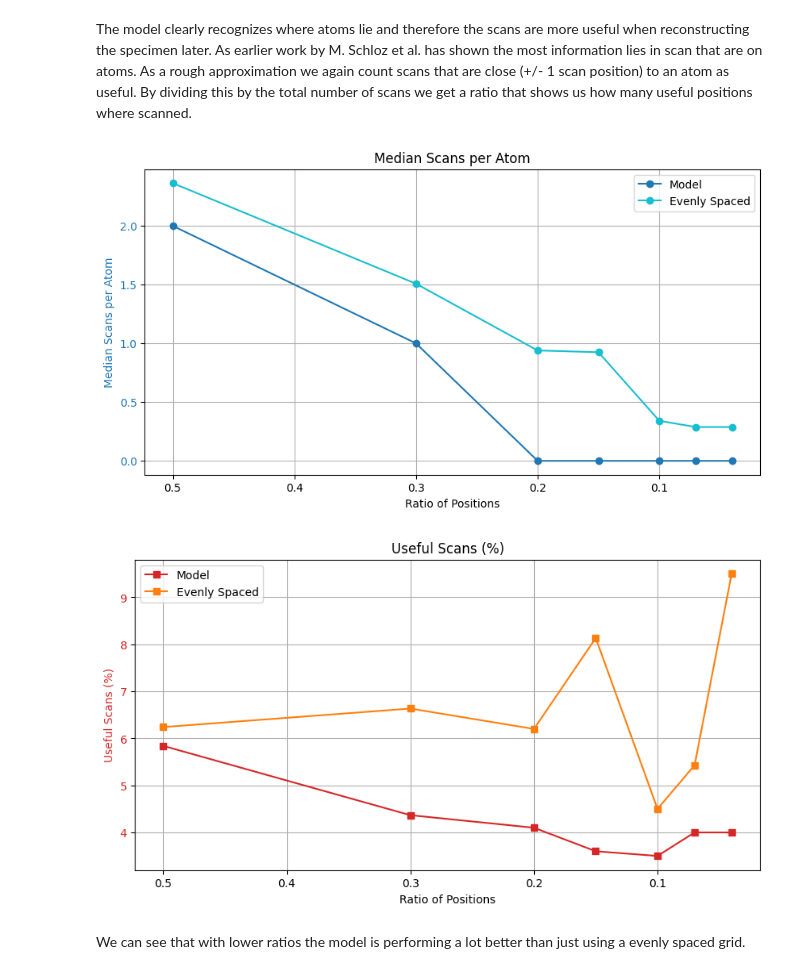
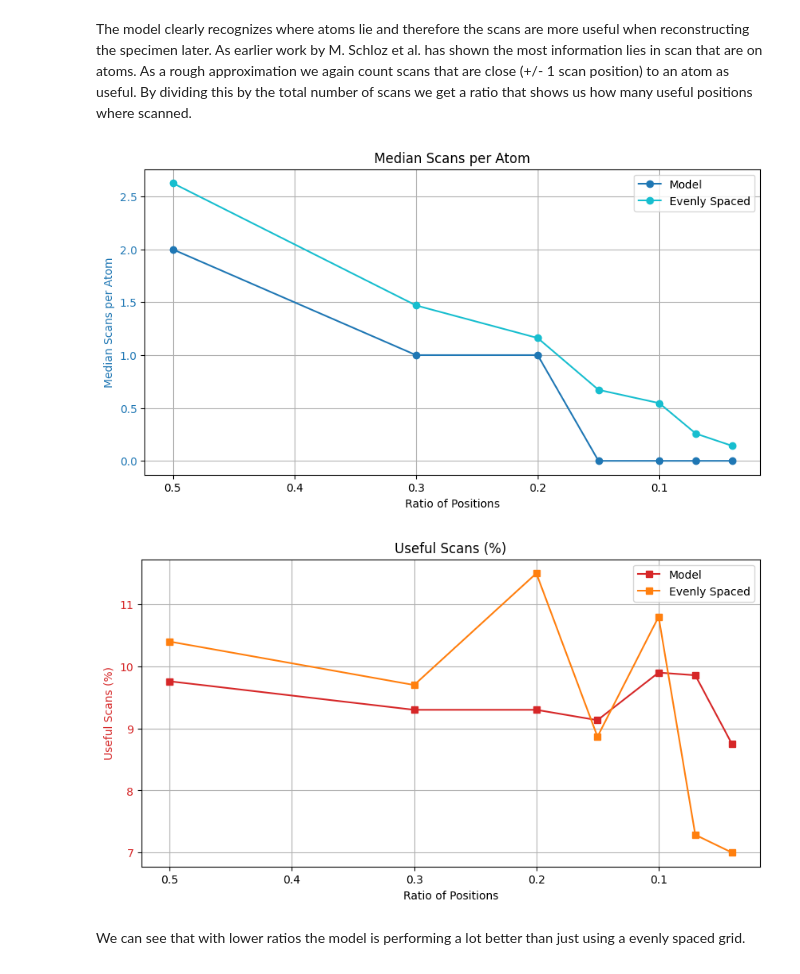
Before and after one commit to haertelkar/Masterarbeit, a Jupyter notebook: Reconstruction_Using_NN.ipynb, the cells around one changed output. Saved outputs shown, nothing was run; the diff lists cells and outputs as text; code cells hidden in the pictures.

```diff
--- a/Reconstruction_Using_NN.ipynb
+++ b/Reconstruction_Using_NN.ipynb
@@ -458,7 +453,7 @@ As mentioned in the introduction, we want to pick the best positions in the pred
         suppression_sigma (float): Sigma for Gaussian suppression kernel.
         suppression_strength (float): Multiplier for how much to suppress (1.0 = full subtraction).
     """
-pred = Predictions.copy() - r* emptyBackgroundPredictions  # Subtract the empty background prediction
+pred = Predictions.copy() #- r* emptyBackgroundPredictions  # Subtract the empty background prediction
 num_points=np.prod(pred.shape) # Total number of points in the prediction map
 suppression_sigma=3.0
 suppression_strength=5.0
@@ -503,6 +498,10 @@ numberOfPositions = [0.5,0.3,0.2,0.15,0.1,0.07,0.04]
 for ratioPos in numberOfPositions:
     numberOfAllPos = int(np.around(ratioPos*Predictions.shape[0]*Predictions.shape[1]))
     maxNumberOfPredicitions = max(numberOfAllPos - len(chosenCoords2dArray),0)
+    if maxNumberOfPredicitions == 0:
+        print(f"Skipping ratio {ratioPos} as no predictions would be made.")
+        numberOfPositions.remove(ratioPos)
+        continue
     numberOfPredictions = min((maxNumberOfPredicitions, len(indicesSortedByHighestPredicition)))
     Position_Mask = np.zeros_like(groundTruth)
 
@@ -515,13 +514,13 @@ for ratioPos in numberOfPositions:
 
     # Plot Predictions
     im1 = axes[0].imshow(Position_Mask.T, origin="lower", interpolation="none", extent=extent)
-    axes[0].set_title(f"Positions chosen by Model (ratio: {ratioPos*100:.2f}%)")
+    axes[0].set_title(f"Positions chosen by Model + initial scans (ratio: {ratioPos*100:.2f}%)")
     axes[0].set_xlabel("x in Angstrom")
     axes[0].set_ylabel("y in Angstrom")
     # Plot Ground Truth
-    im2 = axes[1].imshow(Position_Mask.T, origin="lower", interpolation="none", extent=extent, alpha=1)
-    axes[1].imshow(groundTruth.T, "jet",origin="lower", interpolation="none", extent=extent, alpha=0.7)
-    axes[1].set_title("Ground Truth overlaid on chosen positions")
+    im2 = axes[1].imshow(np.clip(groundTruth.T,a_max=1, a_min = 0),"jet",origin="lower", interpolation="none", extent=extent, alpha=1)
+    axes[1].imshow(Position_Mask.T,  origin="lower", interpolation="none", extent=extent, alpha=0.3)
+    axes[1].set_title("chosen positions + initial scans overlaid on ground truth")
 
     plt.xlabel("x in Angstrom")
     plt.ylabel("y in Angstrom")
@@ -571,7 +570,7 @@ for ratioPos in numberOfPositions:
     totalNumberOfScans = numberOfPredictions + len(chosenCoords2dArray)
     median_scans_per_atom = np.median(number_of_scans_per_atom) if number_of_scans_per_atom else 0
     std_scans_per_atom = np.std(number_of_scans_per_atom) if number_of_scans_per_atom else 0
-    useful_scans = 100* len(close_Coords_multiple) / totalNumberOfScans
+    useful_scans =  len(close_Coords_multiple) #/ totalNumberOfScans
     median_scans_per_atom_with_model.append(median_scans_per_atom)
     useful_scans_with_model.append(useful_scans)
     std_scans_per_atom_with_model.append(std_scans_per_atom)
@@ -643,6 +642,12 @@ std_scans_per_atom_evenly_spaced = []
 scans_per_atom_evenly_spaced = []
 
 for ratioPos in numberOfPositions:
+    numberOfAllPos = int(np.around(ratioPos*Predictions.shape[0]*Predictions.shape[1]))
+    maxNumberOfPredicitions = max(numberOfAllPos - len(chosenCoords2dArray),0)
+    if maxNumberOfPredicitions == 0:
+        print(f"Skipping ratio {ratioPos} as no predictions would be made.")
+        continue
+
     evenlySpacedIndices = generate_even_grid(Predictions.shape, int(np.prod(Predictions.shape)*ratioPos))
 
     numberOfPredictions = len(evenlySpacedIndices)
@@ -658,13 +663,13 @@ for ratioPos in numberOfPositions:
 
     # Plot Predictions
     im1 = axes[0].imshow(Position_Mask.T, origin="lower", interpolation="none", extent=extent)
-    axes[0].set_title(f"Positions chosen by Model (ratio: {ratioPos*100:.2f}%)")
+    axes[0].set_title(f"Evenly placed grid (ratio: {ratioPos*100:.2f}%)")
     axes[0].set_xlabel("x in Angstrom")
     axes[0].set_ylabel("y in Angstrom")
     # Plot Ground Truth
-    im2 = axes[1].imshow(Position_Mask.T, origin="lower", interpolation="none", extent=extent, alpha=1)
-    axes[1].imshow(groundTruth.T, "jet",origin="lower", interpolation="none", extent=extent, alpha=0.7)
-    axes[1].set_title("Ground Truth overlaid on chosen positions")
+    im2 = axes[1].imshow(np.clip(groundTruth.T,a_max=1, a_min = 0),"jet",origin="lower", interpolation="none", extent=extent, alpha=1)
+    axes[1].imshow(Position_Mask.T,  origin="lower", interpolation="none", extent=extent, alpha=0.3)
+    axes[1].set_title("evenly placed grid overlaid on ground truth")
     plt.xlabel("x in Angstrom")
     plt.ylabel("y in Angstrom")
     plt.tight_layout()
@@ -672,7 +677,7 @@ for ratioPos in numberOfPositions:
     number_of_scans_per_atom = []
     close_Coords_multiple = set()
     for x, y in allCoords:
-        if groundTruth[x,y] > 0:
+        if groundTruth[x,y] > 0 :
             number_of_scans_per_atom.append(0)
             for xCircle in range(-acceptable_distance,acceptable_distance+1):
                 for yCircle in range(-acceptable_distance,acceptable_distance+1):
@@ -699,7 +704,7 @@ for ratioPos in numberOfPositions:
                     close_Coords_multiple.add((x,y))
     median_scans_per_atom = np.mean(number_of_scans_per_atom)
     std_scans_per_atom = np.std(number_of_scans_per_atom) if number_of_scans_per_atom else 0
-    useful_scans = 100* len(close_Coords_multiple) / numberOfPredictions
+    useful_scans = len(close_Coords_multiple) #/ numberOfPredictions
     median_scans_per_atom_evenly_spaced.append(median_scans_per_atom)
     useful_scans_evenly_spaced.append(useful_scans)
     std_scans_per_atom_evenly_spaced.append(std_scans_per_atom)
@@ -750,32 +755,35 @@ The model clearly recognizes where atoms lie and therefore the scans are more us
 # %%
 fig, ax1 = plt.subplots(figsize=(10, 5))
 color1 = 'tab:blue'
 ax1.set_xlabel('Ratio of Positions')
 ax1.set_ylabel('Median Scans per Atom', color=color1)
 ax1.plot(numberOfPositions, median_scans_per_atom_with_model, marker='o', label='Model', color=color1)
 ax1.plot(numberOfPositions, median_scans_per_atom_evenly_spaced, marker='o', label='Evenly Spaced', color='tab:cyan')
 ax1.tick_params(axis='y', labelcolor=color1)
 ax1.invert_xaxis()
 ax1.set_title('Median Scans per Atom')
 ax1.legend()
 ax1.grid()
 plt.show()
 
+total_scans = np.round(np.array(numberOfPositions)*Predictions.shape[0]*Predictions.shape[1])
+
 fig, ax2 = plt.subplots(figsize=(10, 5))
 color2 = 'tab:red'
 ax2.set_xlabel('Ratio of Positions')
 ax2.set_ylabel('Useful Scans (%)', color=color2)
-ax2.plot(numberOfPositions, useful_scans_with_model, marker='s', label='Model', color=color2)
-ax2.plot(numberOfPositions, useful_scans_evenly_spaced, marker='s', label='Evenly Spaced', color='tab:orange')
+ax2.plot(numberOfPositions, 100 * np.array(useful_scans_with_model)/total_scans, marker='s', label='Model', color=color2)
+ax2.plot(numberOfPositions, 100 * np.array(useful_scans_evenly_spaced)/total_scans, marker='s', label='Evenly Spaced', color='tab:orange')
+
 ax2.tick_params(axis='y', labelcolor=color2)
 ax2.invert_xaxis()
 ax2.set_title('Useful Scans (%)')
 ax2.legend()
 ax2.grid()
 plt.show()
 # %% [output]
-[figure, old version]
+[figure, new version]
-[figure, old version]
+[figure, new version]
 # %% [markdown]
 We can see that with lower ratios the model is performing a lot better than just using a evenly spaced grid.
 # %%
```
Also changed, not shown: parts of 21 cells of this notebook, 11 other files.
